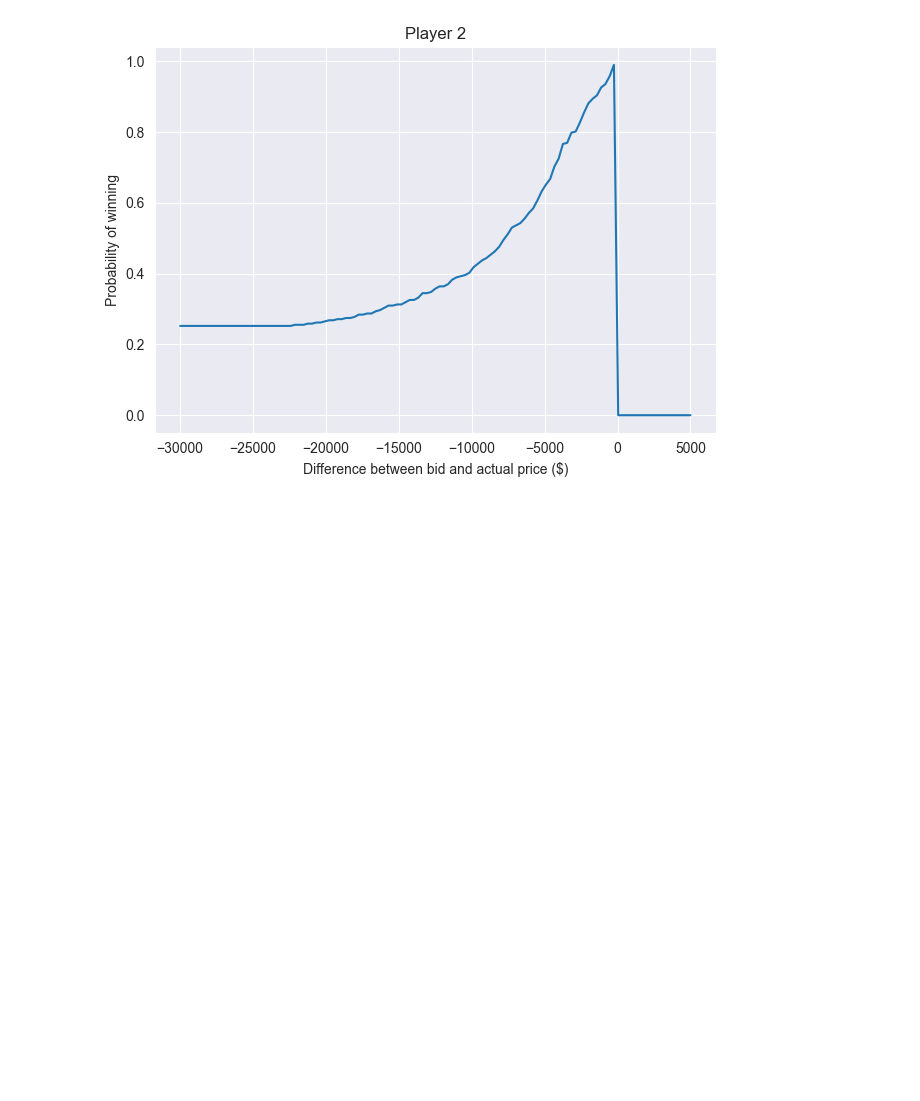
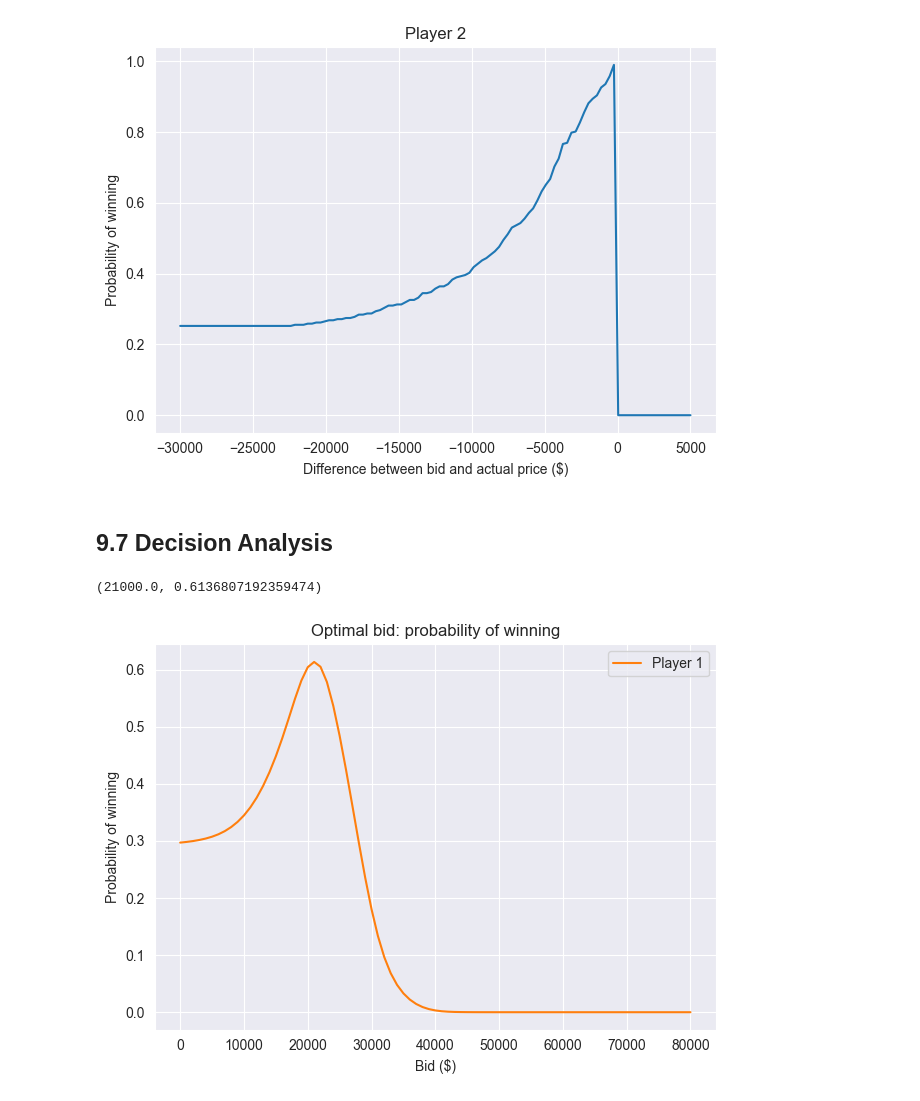
Before and after one commit to Xupeiyi/think-bayes, a Jupyter notebook: chapter9.ipynb, the cells around one changed output. Cells and saved outputs as stored; diff of their text form; code cells hidden in the pictures; blank space fills up the shorter version.

```diff
--- a/chapter9.ipynb
+++ b/chapter9.ipynb
@@ -115,12 +113,12 @@ prior2.mean(), posterior2.mean()
 # %% [markdown]
 ## 9.6. Probability of Winning
 # %%
-def prob_overbid(sample_diff):
+def calc_overbid_prob(diff_sample):
     """Compute the probability of an overbid."""
-    return np.mean(sample_diff > 0)
+    return np.mean(diff_sample > 0)
 
 
-print(f"Probability of player 2 overbidding: {prob_overbid(sample_diff2)}")
+print(f"Probability of player 2 overbidding: {calc_overbid_prob(diff_sample2)}")
 # %% [output]
 Probability of player 2 overbidding: 0.29073482428115016
 # %%
@@ -135,23 +133,23 @@ print(f"Probability of player 2 diff worse than -10000: {prob_worse_than(-10000,
 Probability of player 2 diff worse than -5000: 0.38338658146964855
 Probability of player 2 diff worse than -10000: 0.14376996805111822
 # %%
-def compute_prob_win(given_diff, opponent_sample_diff):
+def calc_conditional_win_prob(diff, opponent_diff_sample):
     """Probability of winning for a given diff."""
     # if you overbid you lose
-    if given_diff > 0:
+    if diff > 0:
         return 0
 
     # if the opponent overbids, you win
-    prob_opponent_overbid = prob_overbid(opponent_sample_diff)
+    opponent_overbid_prob = calc_overbid_prob(opponent_diff_sample)
 
     # or of their bid is worse than yours, you win
-    prob_opponent_worse = prob_worse_than(given_diff, opponent_sample_diff)
+    opponent_worse_prob = calc_worse_than_prob(opponent_diff_sample, diff)
 
     # p1 and p2 are mutually exclusive, so we can add them
-    return prob_opponent_overbid + prob_opponent_worse
+    return opponent_overbid_prob + opponent_worse_prob
 
 
-prob_win1 = compute_prob_win(-5000, sample_diff2)
+prob_win1 = calc_conditional_win_prob(-5000, diff_sample2)
 print(f"Probability of player 1 winning with a diff of -5000: {prob_win1:.2%}")
 # %% [output]
 Probability of player 1 winning with a diff of -5000: 67.41%
@@ -187,3 +185,41 @@ decorate(
 )
 # %% [output]
 [figure]
+# %% [markdown]
+## 9.7 Decision Analysis
+# %%
+def calc_total_win_prob(bid, price_posterior, opponent_diff_sample):
+    """Computes the total probability of winning with a given bid.
+
+    bid: your bid
+    posterior: Pmf of showcase value
+    sample_diff: sequence of differences for the opponent
+
+    returns: probability of winning
+    """
+    total = 0
+    for price, price_prob in price_posterior.items():
+        diff = bid - price
+        total += (
+            price_prob
+            * calc_conditional_win_prob(diff, opponent_diff_sample)
+        )
+    return total
+
+
+prob_win1 = [
+    calc_total_win_prob(bid, price_posterior1, diff_sample2)
+    for bid in price_posterior1.qs
+]
+prob_win1 = pd.Series(prob_win1, index=price_posterior1.qs)
+
+prob_win1.plot(label='Player 1', color='C1')
+decorate(
+    xlabel='Bid ($)',
+    ylabel='Probability of winning',
+    title='Optimal bid: probability of winning'
+)
+prob_win1.idxmax(), prob_win1.max()
+# %% [output]
+(21000.0, 0.6136807192359474)
+[figure, added]
```
Also changed, not shown: parts of 15 cells of this notebook.
